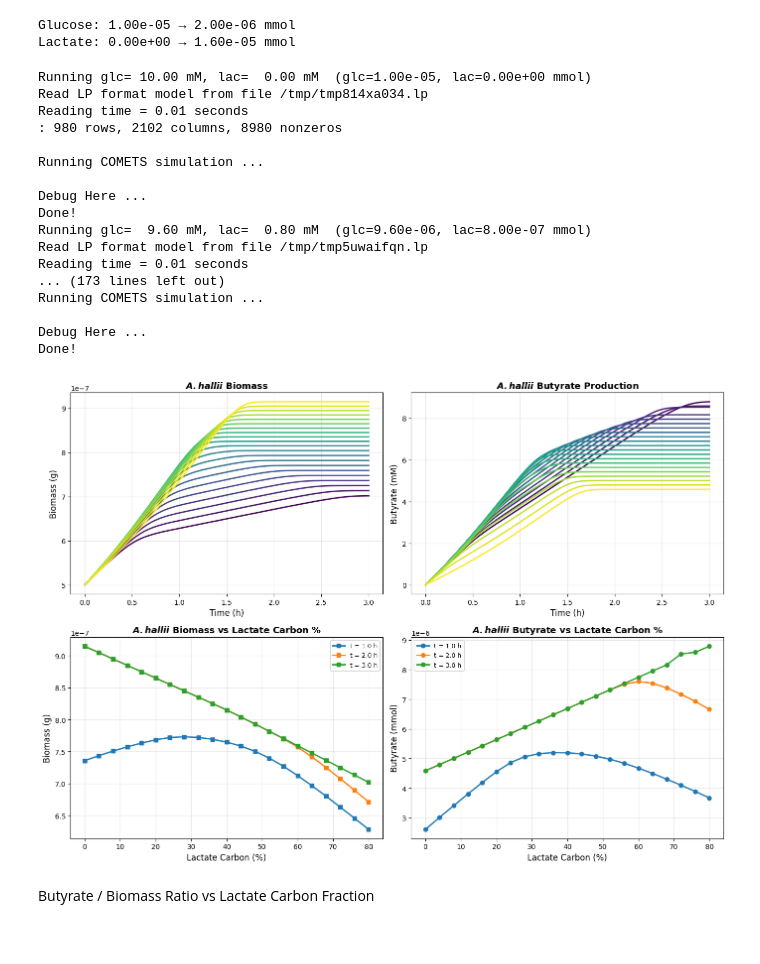
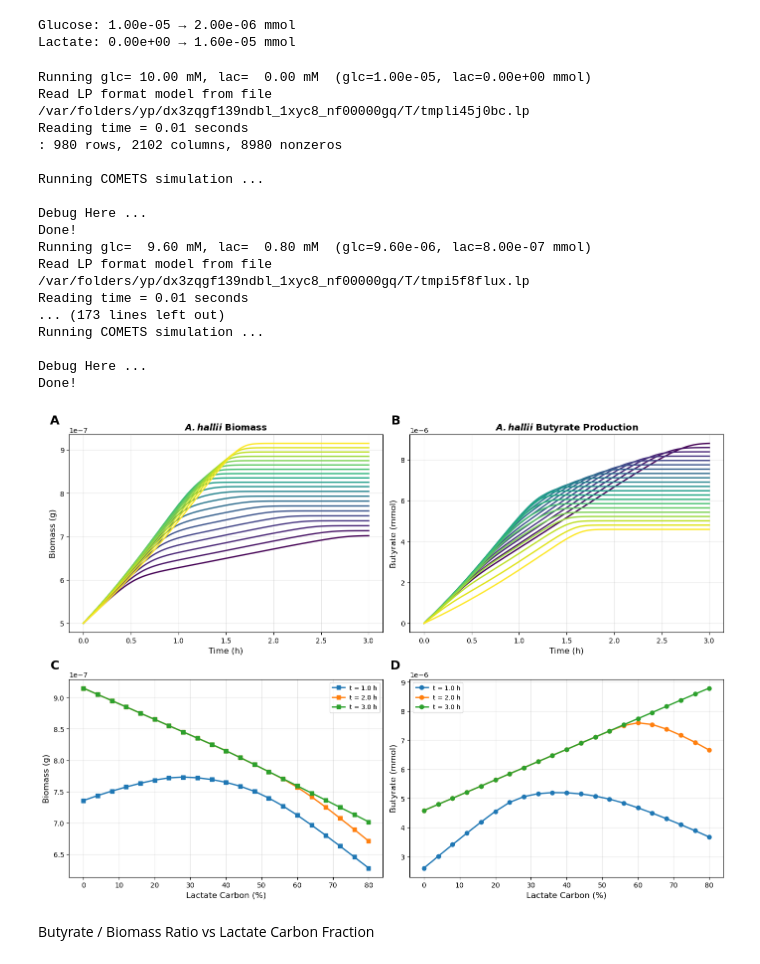
Before and after one commit to m-3-lab/SpatialFBAExample, a Jupyter notebook: Paper Code/3_2_3_Butyrate.ipynb, the cells around one changed output. Cells and saved outputs as stored; diff of their text form; code cells hidden in the pictures.

```diff
--- a/Paper Code/3_2_3_Butyrate.ipynb
+++ b/Paper Code/3_2_3_Butyrate.ipynb
@@ -192,7 +201,7 @@ Lactate: 0.00e+00 → 1.60e-05 mmol
 # %%
 def run_simulation(glc_mM, lac_mM):
     """
-    SImulate multiple conditions for this co-culture system
+    SImulate multiple conditions for this system
     varying glucose and/or lactate
 
     """
@@ -240,7 +249,7 @@ for glc_mM, lac_mM in zip(glucose_mM_values, lactate_mM_values):
     simulations[(glc_mM, lac_mM)] = run_simulation(glc_mM, lac_mM)
 # %% [output]
 Running glc= 10.00 mM, lac=  0.00 mM  (glc=1.00e-05, lac=0.00e+00 mmol)
-Read LP format model from file /tmp/tmp814xa034.lp
+Read LP format model from file /var/folders/yp/dx3zqgf139ndbl_1xyc8_nf00000gq/T/tmpli45j0bc.lp
 Reading time = 0.01 seconds
 : 980 rows, 2102 columns, 8980 nonzeros
 
@@ -249,7 +258,7 @@ Running COMETS simulation ...
 Debug Here ...
 Done!
 Running glc=  9.60 mM, lac=  0.80 mM  (glc=9.60e-06, lac=8.00e-07 mmol)
-Read LP format model from file /tmp/tmp5uwaifqn.lp
+Read LP format model from file /var/folders/yp/dx3zqgf139ndbl_1xyc8_nf00000gq/T/tmpi5f8flux.lp
 Reading time = 0.01 seconds
 ... (173 lines left out)
 Running COMETS simulation ...
@@ -302,9 +311,9 @@ ax.grid(True, alpha=0.3)
 ax = axes[0, 1]
 for (glc_mM, lac_mM), col in zip(keys, colors):
     d = data[(glc_mM, lac_mM)]
-    ax.plot(d['time'], d['butyrate_mM'], color=col, lw=2, label=f'glc={glc_mM:g}, lac={lac_mM:g}')
+    ax.plot(d['time'], d['butyrate_mmol'], color=col, lw=2, label=f'glc={glc_mM:g}, lac={lac_mM:g}')
 ax.set_xlabel('Time (h)', fontsize=12)
-ax.set_ylabel('Butyrate (mM)', fontsize=12)
+ax.set_ylabel('Butyrate (mmol)', fontsize=12)
 ax.set_title(r'$\bfit{A. hallii}$ Butyrate Production', fontsize=13, fontweight='bold')
 ax.grid(True, alpha=0.3)
 
@@ -326,41 +335,50 @@ for cyc in cycles:
     ax.plot(lacC_pct_list, biomass_at_cycle[cyc], 's-', lw=2, label=f't = {t_hr:.1f} h')
 ax.set_xlabel('Lactate Carbon (%)', fontsize=12)
 ax.set_ylabel('Biomass (g)', fontsize=12)
-ax.set_title(r'$\bfit{A. hallii}$ Biomass vs Lactate Carbon %', fontsize=13, fontweight='bold')
 ax.legend(fontsize=9)
 ax.grid(True, alpha=0.3)
 
 # Butyrate vs lactate carbon
 ax = axes[1, 1]
 lacC_pct_list2 = []
 but_at_cycle = {cyc: [] for cyc in cycles}
 
 for (glc_mM, lac_mM), sim in sorted(simulations.items()):
     media = sim.get_metabolite_time_series()
     denomC = 6 * glc_mM + 3 * lac_mM
     lacC_pct = 100.0 * (3 * lac_mM / denomC) if denomC > 0 else np.nan
     lacC_pct_list2.append(lacC_pct)
     but_series = media['but[e]'].values if 'but[e]' in media.columns else None
     for cyc in cycles:
         if but_series is not None and cyc < len(but_series):
             but_at_cycle[cyc].append(but_series[cyc])
         else:
             but_at_cycle[cyc].append(np.nan)
 
 for cyc in cycles:
     t_hr = cyc * TIME_STEP
     ax.plot(lacC_pct_list2, but_at_cycle[cyc], 'o-', lw=2, label=f't = {t_hr:.1f} h')
 ax.set_xlabel('Lactate Carbon (%)', fontsize=12)
 ax.set_ylabel('Butyrate (mmol)', fontsize=12)
-ax.set_title(r'$\bfit{A. hallii}$ Butyrate vs Lactate Carbon %', fontsize=13, fontweight='bold')
 ax.legend(fontsize=9)
 ax.grid(True, alpha=0.3)
+
+labels = ['A', 'B', 'C', 'D']
+for ax, label in zip(axes.flat, labels):
+    # label in top-left, outside plot
+    ax.text(
+        -0.03, 1.10, label,
+        transform=ax.transAxes,
+        fontsize=18,
+        fontweight='bold',
+        va='top',
+        ha='right')
 
 plt.tight_layout()
 plt.savefig('butyrate_sweep_summary.png', dpi=150, bbox_inches='tight')
 plt.show()
 # %% [output]
-[figure, old version]
+[figure, new version]
 # %% [markdown]
 Butyrate / Biomass Ratio vs Lactate Carbon Fraction
 # %%
```
Also changed, not shown: parts of 6 cells of this notebook, 2 other files.
